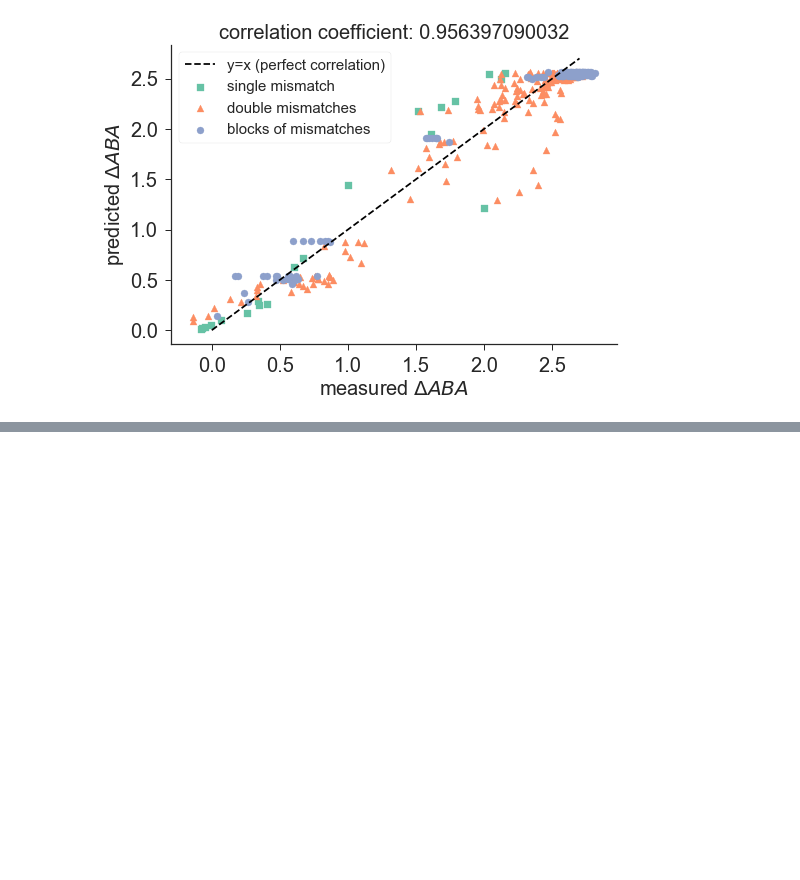
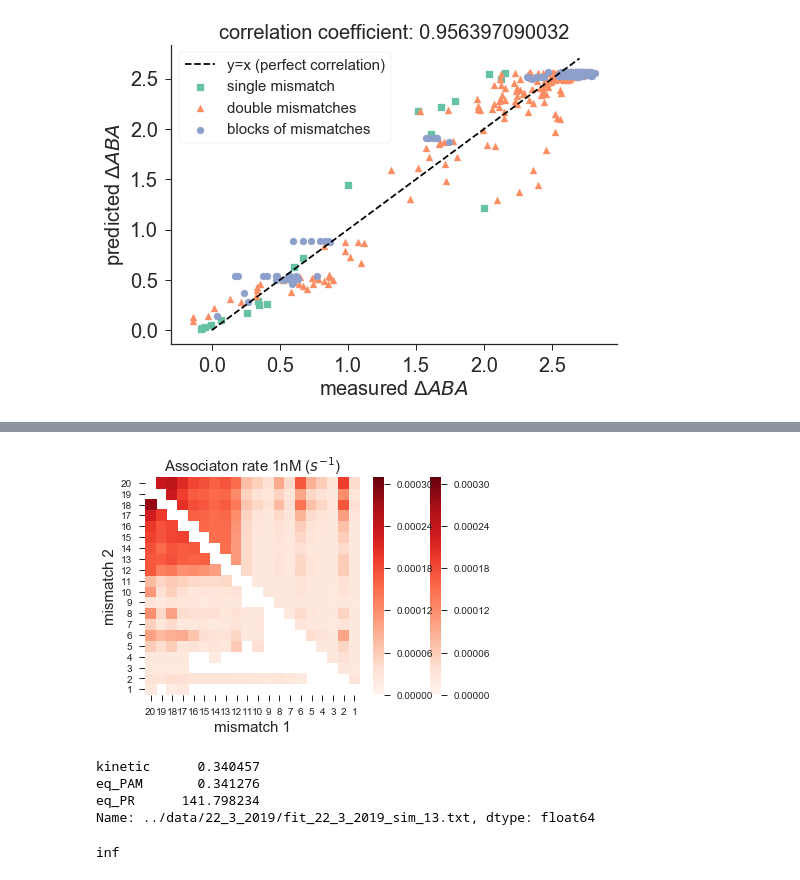
Before and after one commit to martin-depken/Energy-Landscape, a Jupyter notebook: code_Boyle/characterising free-energy landscape (d)Cas9 not initiation limited .ipynb, the cells around one changed output, grey strips where cells are left out. Cells and saved outputs as stored; diff of their text form; code cells hidden in the pictures; blank space fills up the shorter version.

```diff
--- a/code_Boyle/characterising free-energy landscape (d)Cas9 not initiation limited .ipynb
+++ b/code_Boyle/characterising free-energy landscape (d)Cas9 not initiation limited .ipynb
@@ -633,0 +728,11 @@ plt.title('correlation coefficient: ' + str(C) , fontsize=20);
+# %%
+plt_B.plot_heatmap(kind='OnRate', model=double_mm);
+# %% [output]
+[figure, added]
+# %%
+fast_Rloop.loc[best_fit]
+# %% [output]
+kinetic      0.340457
+eq_PAM       0.341276
+eq_PR      141.798234
+Name: ../data/22_3_2019/fit_22_3_2019_sim_13.txt, dtype: float64
@@ -633,0 +743,13 @@ plt.title('correlation coefficient: ' + str(C) , fontsize=20);
+# %%
+
+mismatch_positions = [1,10]
+epsilon,rates = read_model_ID.unpack_parameters(parameters, model_id)
+
+
+epsilon[0] += np.log(10.0)
+
+energies=dCas9.get_energies(epsilon,mismatch_positions)
+F=-np.log(np.sum(np.exp(-np.cumsum(energies))))
+F
+# %% [output]
+inf
```
Also changed, not shown: parts of 11 cells of this notebook, 3 other files.
